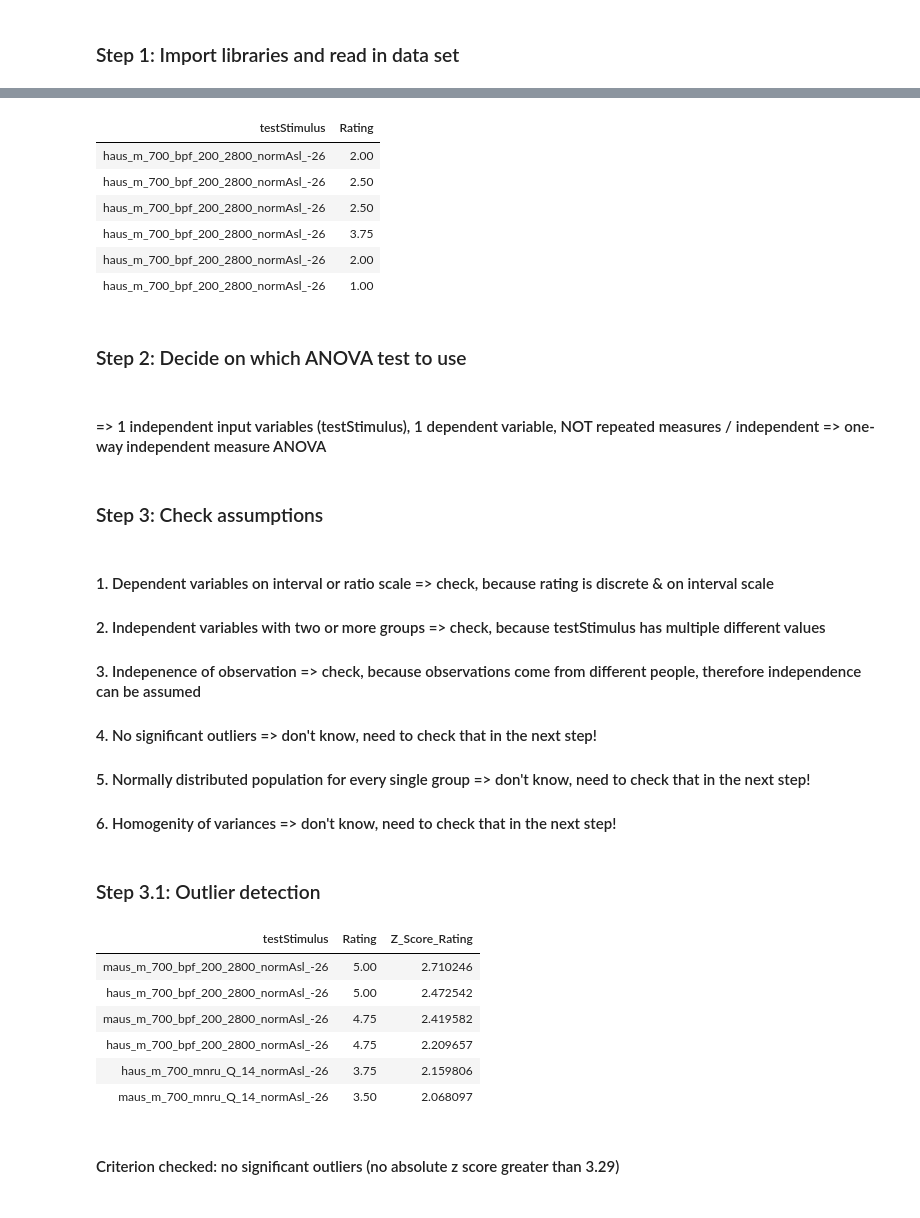
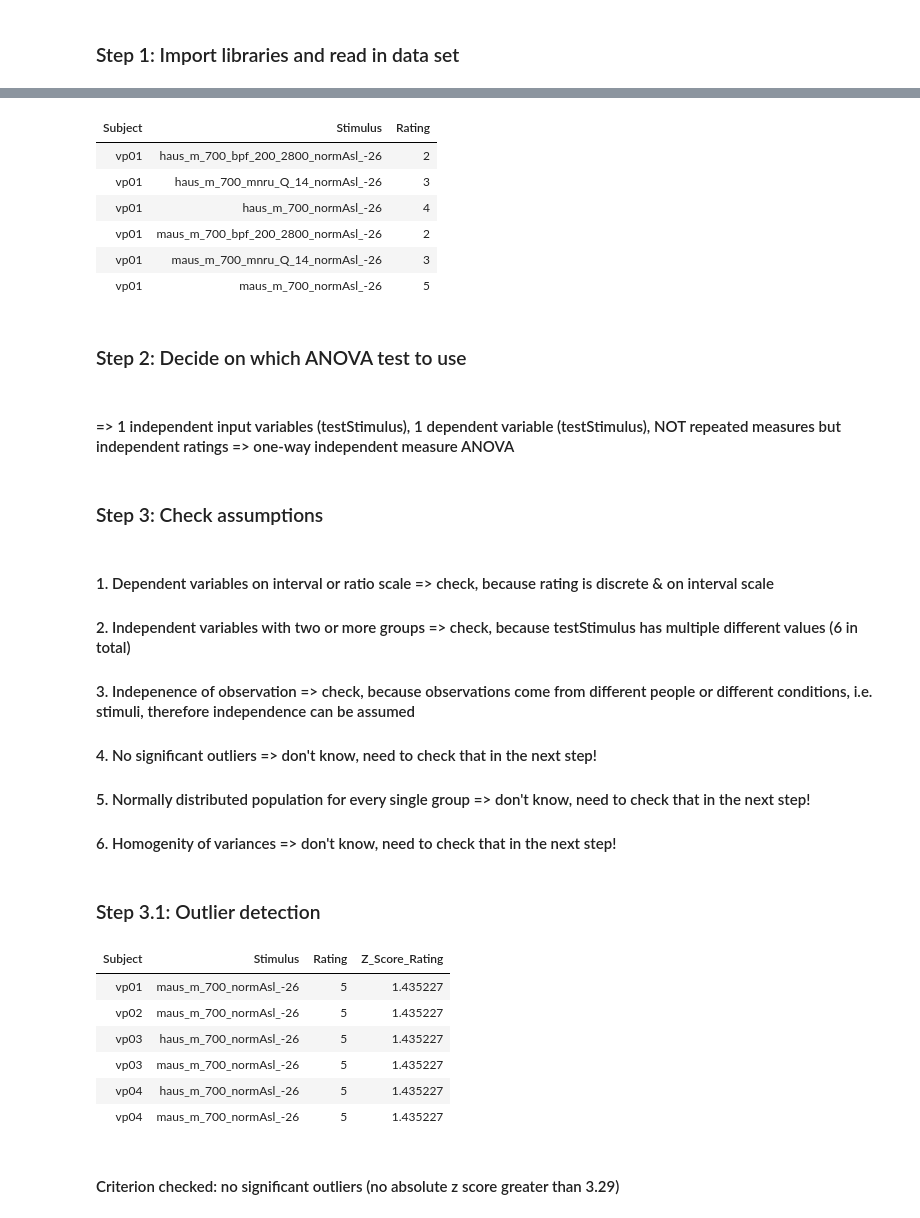
Before and after one commit to babaknaderi/stat, a Jupyter notebook: W8 ANOVA/groupb_r/No2.ipynb, the cells around one changed output, grey strips where cells are left out. Cells and saved outputs as stored; diff of their text form; code cells hidden in the pictures.

```diff
--- a/W8 ANOVA/groupb_r/No2.ipynb
+++ b/W8 ANOVA/groupb_r/No2.ipynb
@@ -35,20 +35,13 @@ use_ratings_mean <- TRUE
 # %%
-# read in data sets
+# read in data set
 get_quality_data <- function() {
     quality_data <- read.csv("datasets/DB03_speech_quality_repetition_dataset.csv")
     # use mean here as indicator of given rating per participant
-    if(use_ratings_mean) {
-        quality_data <- quality_data %>%
-                        rename(Rating = rating) %>%
-                        select(subjectCode, testStimulus, Rating, repetition) %>%
-                        group_by(testStimulus, subjectCode) %>%
-                        summarize(Rating = mean(Rating)) %>%
-                        select(testStimulus, Rating)
-    } else {
-        quality_data <- quality_data %>%
-                        rename(Rating = rating) %>%
-                        select(subjectCode, testStimulus, Rating)
-    }
+    quality_data <- quality_data %>%
+                        filter(repetition == 1) %>%
+                        rename(Subject = subjectCode, Stimulus = testStimulus, Rating = rating) %>%
+                        select(Subject, Stimulus, Rating) %>%
+                        arrange(Subject, Stimulus)
 
     quality_data
 }
@@ -56,23 +49,23 @@ get_quality_data <- function() {
 quality_data <- get_quality_data()
 head(quality_data)
 # %% [output]
-| testStimulus | Rating |
-| haus_m_700_bpf_200_2800_normAsl_-26 | 2.00 |
-| haus_m_700_bpf_200_2800_normAsl_-26 | 2.50 |
-| haus_m_700_bpf_200_2800_normAsl_-26 | 2.50 |
-| haus_m_700_bpf_200_2800_normAsl_-26 | 3.75 |
-| haus_m_700_bpf_200_2800_normAsl_-26 | 2.00 |
-| haus_m_700_bpf_200_2800_normAsl_-26 | 1.00 |
+| Subject | Stimulus | Rating |
+| vp01 | haus_m_700_bpf_200_2800_normAsl_-26 | 2 |
+| vp01 | haus_m_700_mnru_Q_14_normAsl_-26 | 3 |
+| vp01 | haus_m_700_normAsl_-26 | 4 |
+| vp01 | maus_m_700_bpf_200_2800_normAsl_-26 | 2 |
+| vp01 | maus_m_700_mnru_Q_14_normAsl_-26 | 3 |
+| vp01 | maus_m_700_normAsl_-26 | 5 |
 # %% [markdown]
 ### Step 2: Decide on which ANOVA test to use
 # %% [markdown]
-#### => 1 independent input variables (testStimulus), 1 dependent variable, NOT repeated measures / independent => one-way independent measure ANOVA
+#### => 1 independent input variables (testStimulus), 1 dependent variable (testStimulus), NOT repeated measures but independent ratings => one-way independent measure ANOVA
 # %% [markdown]
 ### Step 3: Check assumptions
 # %% [markdown]
 #### 1. Dependent variables on interval or ratio scale => check, because rating is discrete & on interval scale
-#### 2. Independent variables with two or more groups => check, because testStimulus has multiple different values
-#### 3. Indepenence of observation => check, because observations come from different people, therefore independence can be assumed
+#### 2. Independent variables with two or more groups => check, because testStimulus has multiple different values (6 in total)
+#### 3. Indepenence of observation => check, because observations come from different people or different conditions, i.e. stimuli, therefore independence can be assumed
 #### 4. No significant outliers => don't know, need to check that in the next step!
 #### 5. Normally distributed population for every single group => don't know, need to check that in the next step!
 #### 6. Homogenity of variances => don't know, need to check that in the next step!
@@ -80,35 +73,22 @@ head(quality_data)
 ### Step 3.1: Outlier detection
 # %%
 # z score method
-if(use_ratings_mean) {
-    z_scores <- quality_data %>%
+z_scores <- quality_data %>%
                     mutate(Std_Dev_Rating = sd(Rating),
                            Mean_Rating = mean(Rating)) %>%
                     mutate(Z_Score_Rating = (Rating - Mean_Rating) / Std_Dev_Rating) %>%
-                    select(testStimulus, Rating, Z_Score_Rating) %>%
-                    drop_na() %>%
+                    select(Subject, Stimulus, Rating, Z_Score_Rating) %>%
                     arrange(desc(Z_Score_Rating))
-} else {
-    z_scores <- merge(
-                    quality_data %>%
-                                group_by(testStimulus) %>%
-                                summarize(Std_Dev_Rating = sd(Rating),
-                                       Mean_Rating = mean(Rating)),
-                     (quality_data %>% select(testStimulus, Rating))) %>%
-                drop_na() %>%
-                mutate(Z_Score_Rating = (Rating - Mean_Rating) / Std_Dev_Rating) %>%
-                arrange(desc(Z_Score_Rating))
-}
 
 head(z_scores)
 # %% [output]
-| testStimulus | Rating | Z_Score_Rating |
-| maus_m_700_bpf_200_2800_normAsl_-26 | 5.00 | 2.710246 |
-| haus_m_700_bpf_200_2800_normAsl_-26 | 5.00 | 2.472542 |
-| maus_m_700_bpf_200_2800_normAsl_-26 | 4.75 | 2.419582 |
-| haus_m_700_bpf_200_2800_normAsl_-26 | 4.75 | 2.209657 |
-| haus_m_700_mnru_Q_14_normAsl_-26 | 3.75 | 2.159806 |
-| maus_m_700_mnru_Q_14_normAsl_-26 | 3.50 | 2.068097 |
+| Subject | Stimulus | Rating | Z_Score_Rating |
+| vp01 | maus_m_700_normAsl_-26 | 5 | 1.435227 |
+| vp02 | maus_m_700_normAsl_-26 | 5 | 1.435227 |
+| vp03 | haus_m_700_normAsl_-26 | 5 | 1.435227 |
+| vp03 | maus_m_700_normAsl_-26 | 5 | 1.435227 |
+| vp04 | haus_m_700_normAsl_-26 | 5 | 1.435227 |
+| vp04 | maus_m_700_normAsl_-26 | 5 | 1.435227 |
 # %% [markdown]
 #### Criterion checked: no significant outliers (no absolute z score greater than 3.29)
 # %% [markdown]
```
Also changed, not shown: parts of 16 cells of this notebook, 3 other files.
